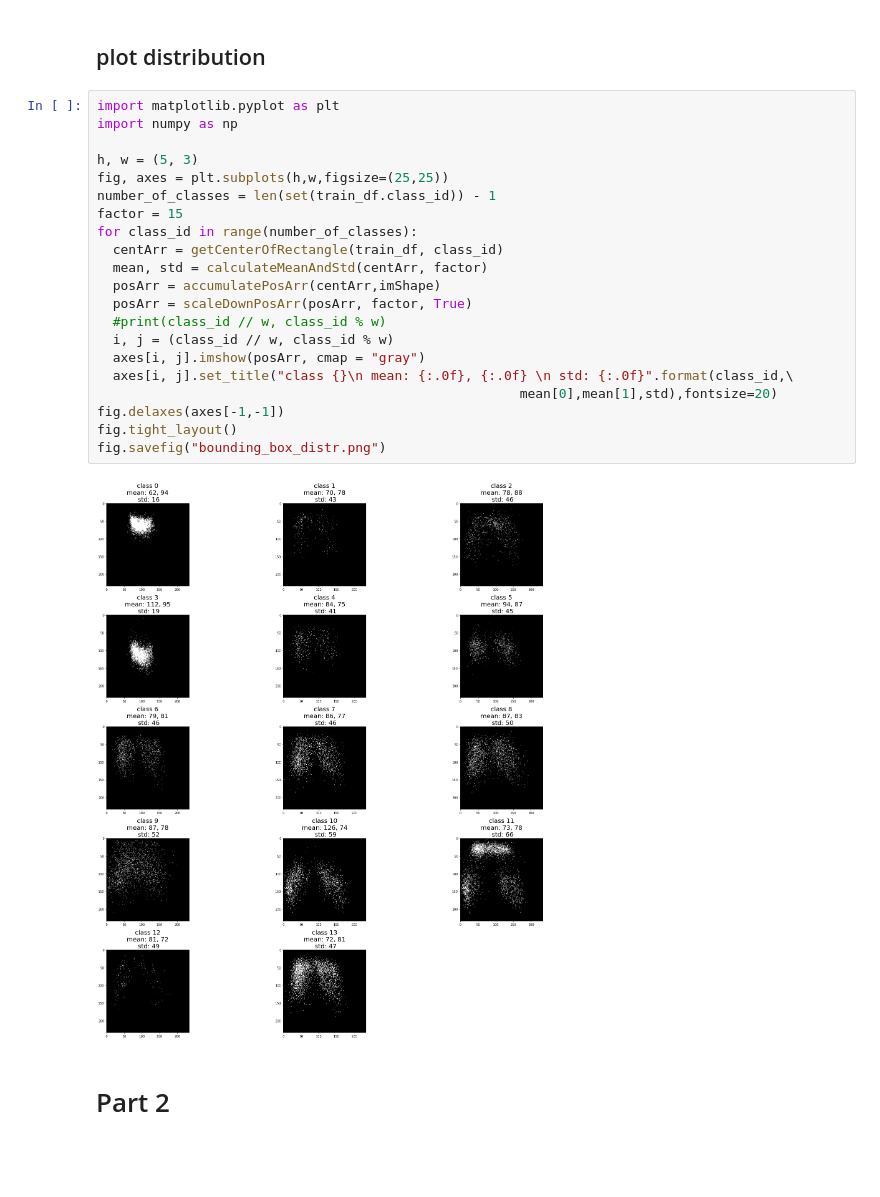
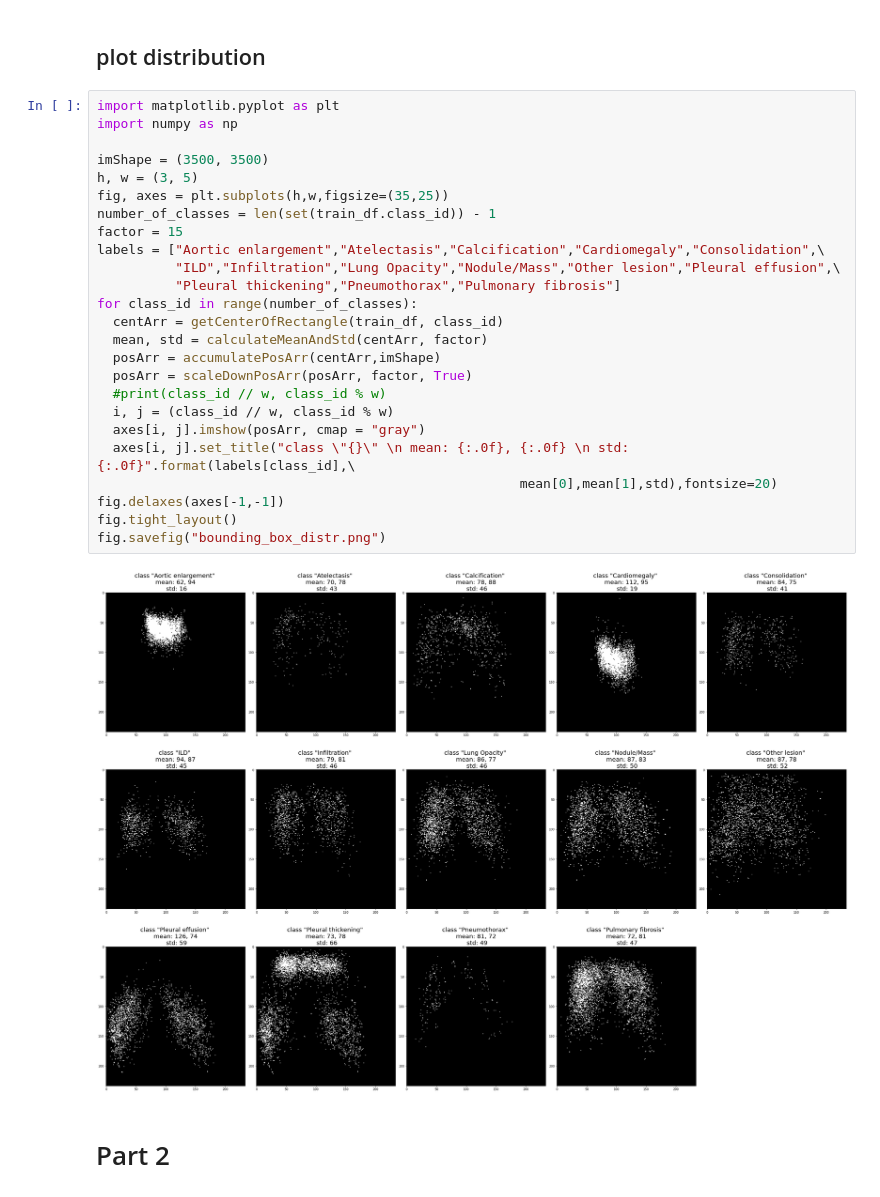
Before and after one commit to christam96/VinBigData-Abnormalities-Detection, a Jupyter notebook: Exploratory Data Analysis/EDA_3parts.ipynb, the cells around one changed output. Cells and saved outputs as stored; diff of their text form; blank space fills up the shorter version.

```diff
--- a/Exploratory Data Analysis/EDA_3parts.ipynb
+++ b/Exploratory Data Analysis/EDA_3parts.ipynb
@@ -151,26 +155,30 @@ def calculateMeanAndStd(centArr, factor):
 # %%
 import matplotlib.pyplot as plt
 import numpy as np
 
-h, w = (5, 3)
-fig, axes = plt.subplots(h,w,figsize=(25,25))
+imShape = (3500, 3500)
+h, w = (3, 5)
+fig, axes = plt.subplots(h,w,figsize=(35,25))
 number_of_classes = len(set(train_df.class_id)) - 1
 factor = 15
+labels = ["Aortic enlargement","Atelectasis","Calcification","Cardiomegaly","Consolidation",\
+          "ILD","Infiltration","Lung Opacity","Nodule/Mass","Other lesion","Pleural effusion",\
+          "Pleural thickening","Pneumothorax","Pulmonary fibrosis"]
 for class_id in range(number_of_classes):
   centArr = getCenterOfRectangle(train_df, class_id)
   mean, std = calculateMeanAndStd(centArr, factor)
   posArr = accumulatePosArr(centArr,imShape)
   posArr = scaleDownPosArr(posArr, factor, True)
   #print(class_id // w, class_id % w)
   i, j = (class_id // w, class_id % w)
   axes[i, j].imshow(posArr, cmap = "gray")
-  axes[i, j].set_title("class {}\n mean: {:.0f}, {:.0f} \n std: {:.0f}".format(class_id,\
+  axes[i, j].set_title("class \"{}\" \n mean: {:.0f}, {:.0f} \n std: {:.0f}".format(labels[class_id],\
                                                       mean[0],mean[1],std),fontsize=20)
 fig.delaxes(axes[-1,-1])
 fig.tight_layout()
 fig.savefig("bounding_box_distr.png")
 # %% [output]
-[figure, old version]
+[figure, new version]
 # %% [markdown]
 # Part 2
 # %% [markdown]
```
Also changed, not shown: parts of 19 cells of this notebook.
